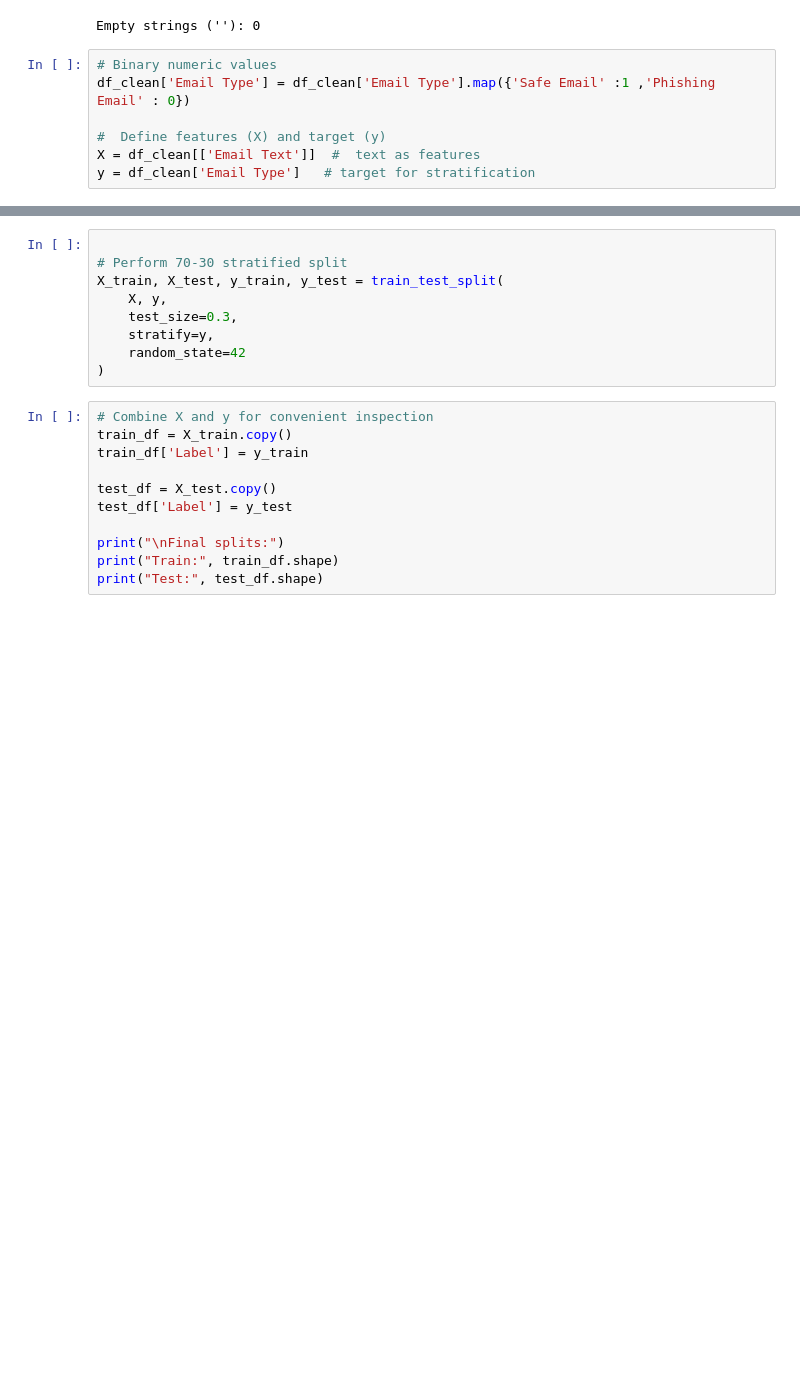
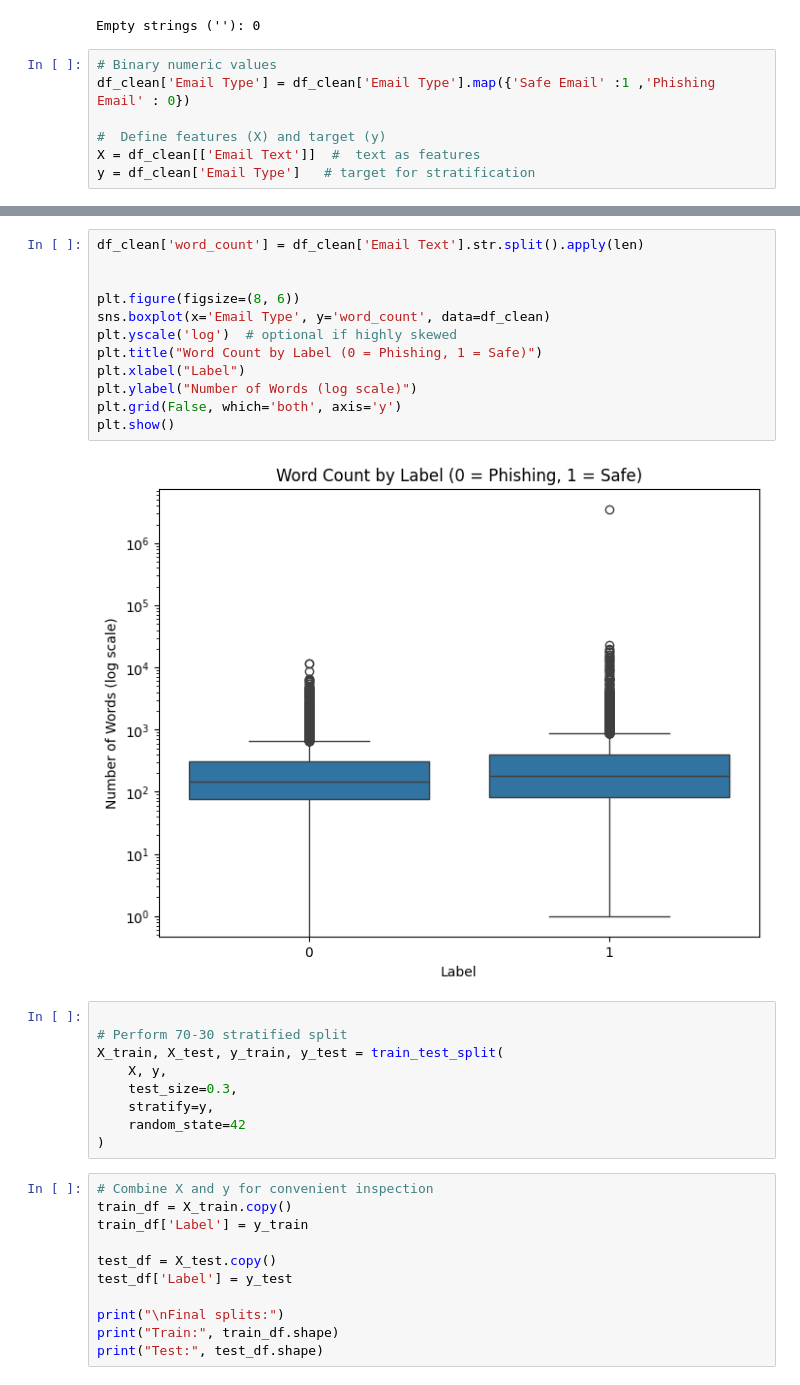
Before and after one commit to anair123/email-phish-detection, a Jupyter notebook: Data Splitting.ipynb, the cells around one changed output, grey strips where cells are left out. Drawn from its saved outputs; the diff is of its cells as text; blank space fills up the shorter version.

```diff
--- a/Data Splitting.ipynb
+++ b/Data Splitting.ipynb
@@ -131,3 +163,17 @@ y = df_clean['Email Type']   # target for stratification
+# %%
+df_clean['word_count'] = df_clean['Email Text'].str.split().apply(len)
+
+
+plt.figure(figsize=(8, 6))
+sns.boxplot(x='Email Type', y='word_count', data=df_clean)
+plt.yscale('log')  # optional if highly skewed
+plt.title("Word Count by Label (0 = Phishing, 1 = Safe)")
+plt.xlabel("Label")
+plt.ylabel("Number of Words (log scale)")
+plt.grid(False, which='both', axis='y')
+plt.show()
+# %% [output]
+[figure, added]
 # %%
 
 # Perform 70-30 stratified split
```
Also changed, not shown: parts of 80 cells of this notebook.
